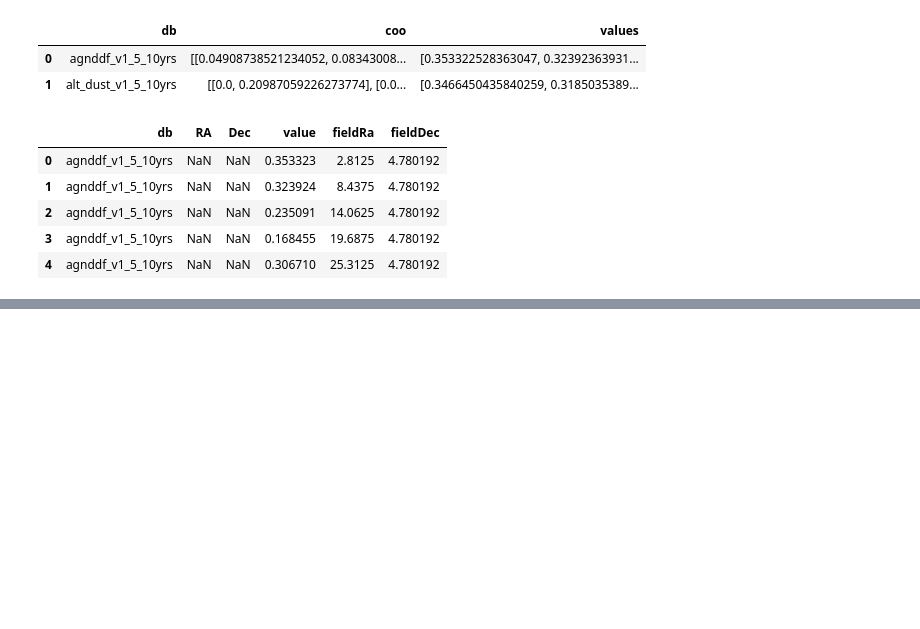
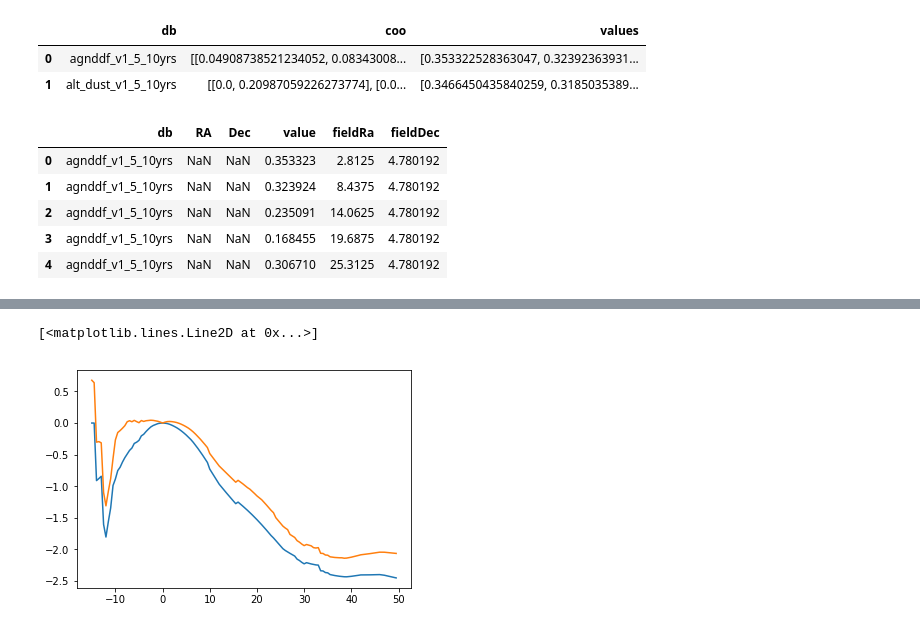
Before and after one commit to xiaolng/widgets, a Jupyter notebook: data_preparation.ipynb, the cells around one changed output, grey strips where cells are left out. Saved outputs shown, nothing was run; the diff lists cells and outputs as text; code cells hidden in the pictures; blank space fills up the shorter version.

```diff
--- a/data_preparation.ipynb
+++ b/data_preparation.ipynb
@@ -204,0 +207,5 @@ df_skymap.head()
+# %%
+lc_dic = pd.read_pickle('data/GPalltemplfit_Ib_B_V0.pkl')
+# %%
+df = pd.DataFrame(lc_dic)
+df.head()
@@ -204,0 +219,2 @@ df_skymap.head()
+# %%
+df.fillna(0, axis=0, inplace=True)
@@ -204,0 +230,6 @@ df_skymap.head()
+# %%
+plt.plot(df.t.values, df['median'].values)
+plt.plot(df.t.values, df['median'].values + df['stdev'].values)
+# %% [output]
+[<matplotlib.lines.Line2D at 0x...>]
+[figure, added]
```
Also changed, not shown: parts of 6 cells of this notebook, 9 other files.
